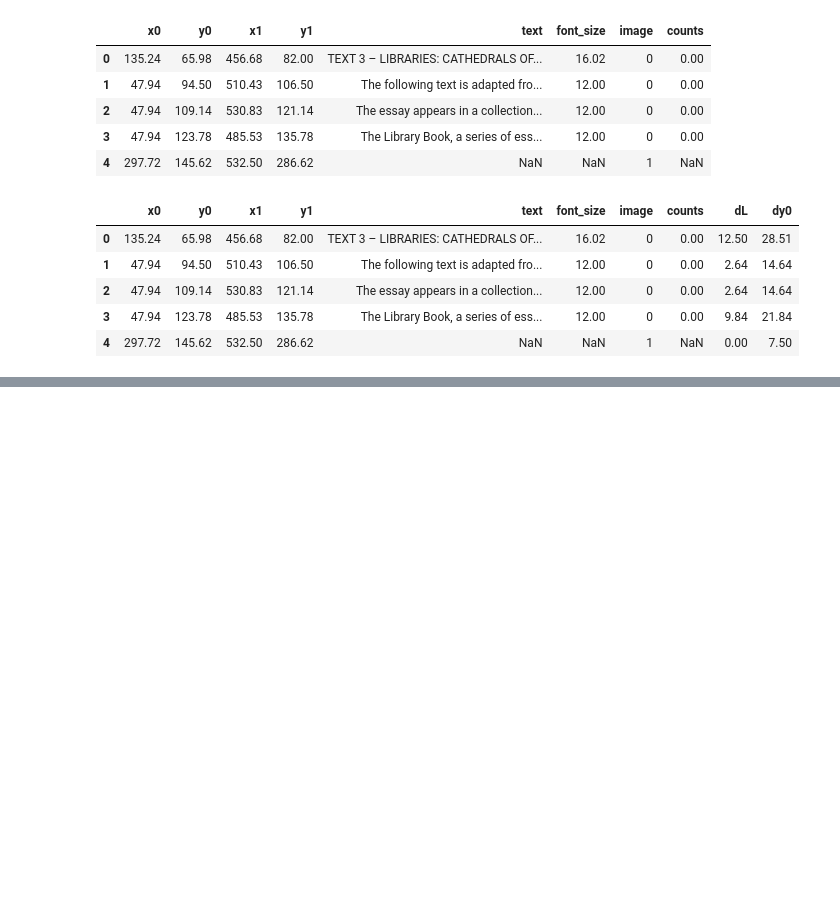
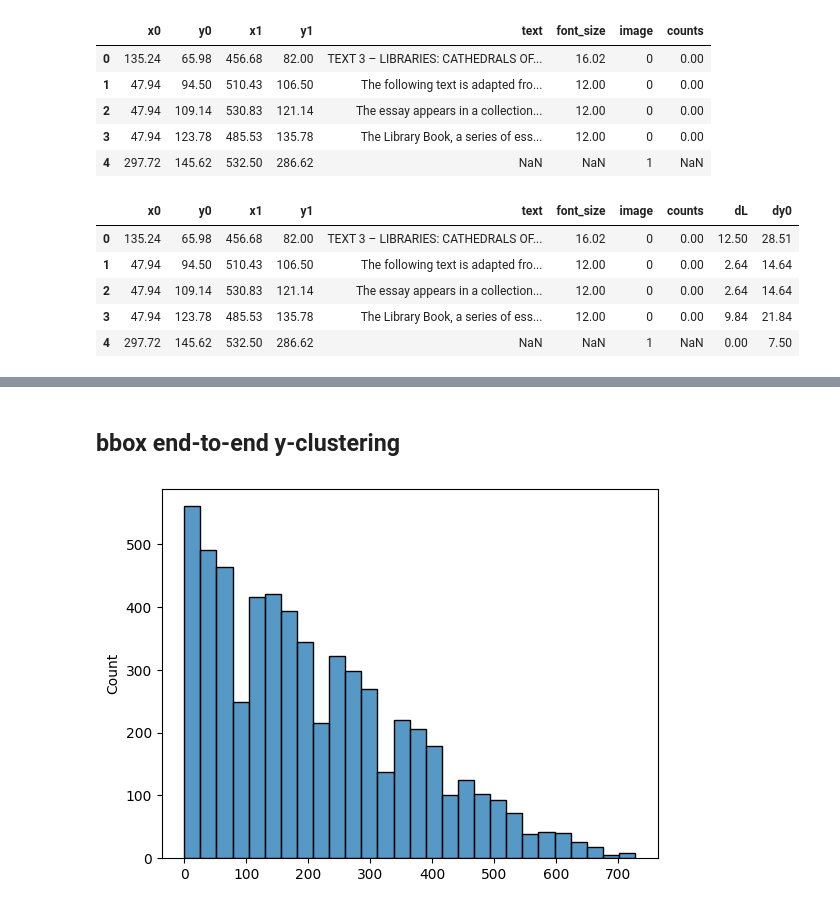
Before and after one commit to DSP-Tan/ogham-cloud, a Jupyter notebook: pdf_scraper/clustering/dbScan.ipynb, the cells around one changed output, grey strips where cells are left out. Saved outputs shown, nothing was run; the diff lists cells and outputs as text; code cells hidden in the pictures; blank space fills up the shorter version.

Commit message:
end-to-end dbscan finished. Need hierarchical clustering

```diff
--- a/pdf_scraper/clustering/dbScan.ipynb
+++ b/pdf_scraper/clustering/dbScan.ipynb
@@ -288,0 +301,20 @@ KeyboardInterrupt:
+# %% [markdown]
+## bbox end-to-end y-clustering
+# %%
+from sklearn.metrics import pairwise_distances
+
+def df_vert_dist(row1, row2):
+    y0, y1 = row1
+    y0_next, y1_next = row2
+
+    overlap = max(y0, y0_next) <= min(y1, y1_next)
+    if overlap:
+        return 0.0
+    return min(abs(y1 - y0_next), abs(y1_next - y0))
+
+dist_matrix = pairwise_distances(dff[["y0", "y1"]].values, metric=df_vert_dist)
+mask = ~np.eye(dist_matrix.shape[0], dtype=bool)
+vals = dist_matrix[mask]
+sns.histplot(vals.round(2).flatten());
+# %% [output]
+[figure, added]
```
Also changed, not shown: parts of 13 cells of this notebook.
